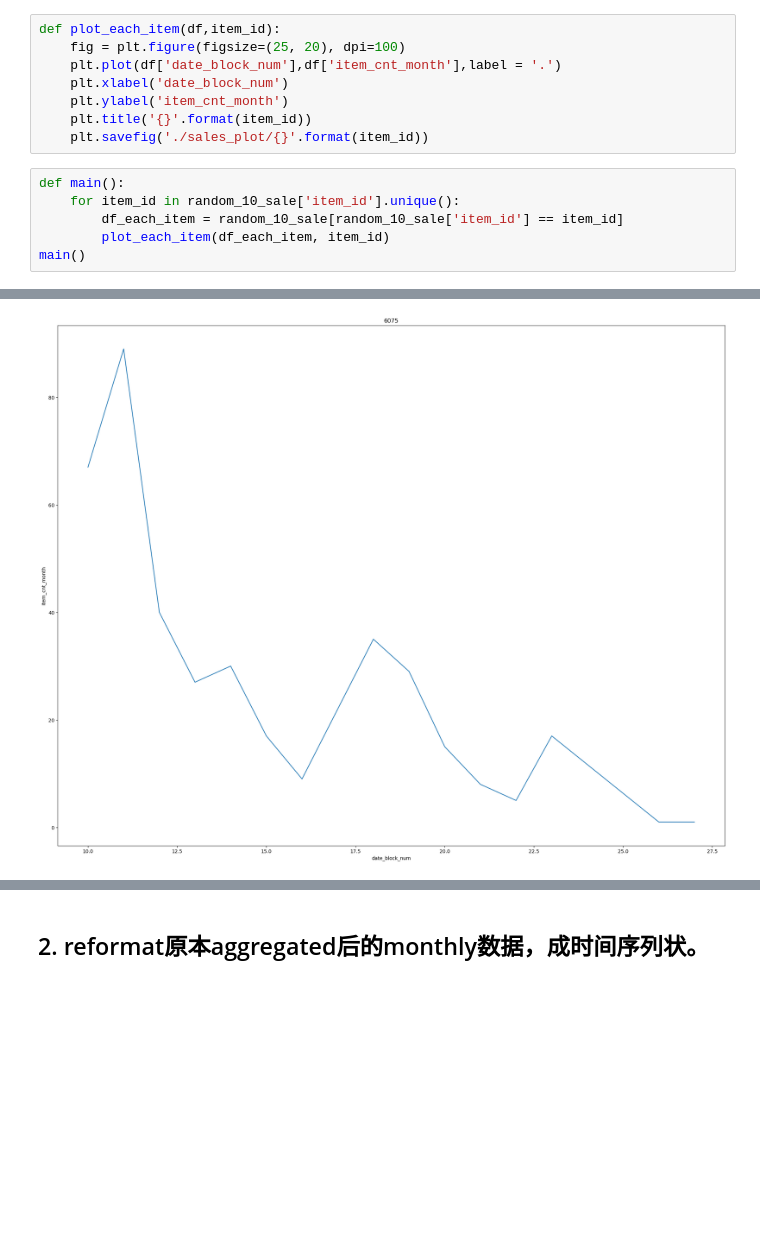
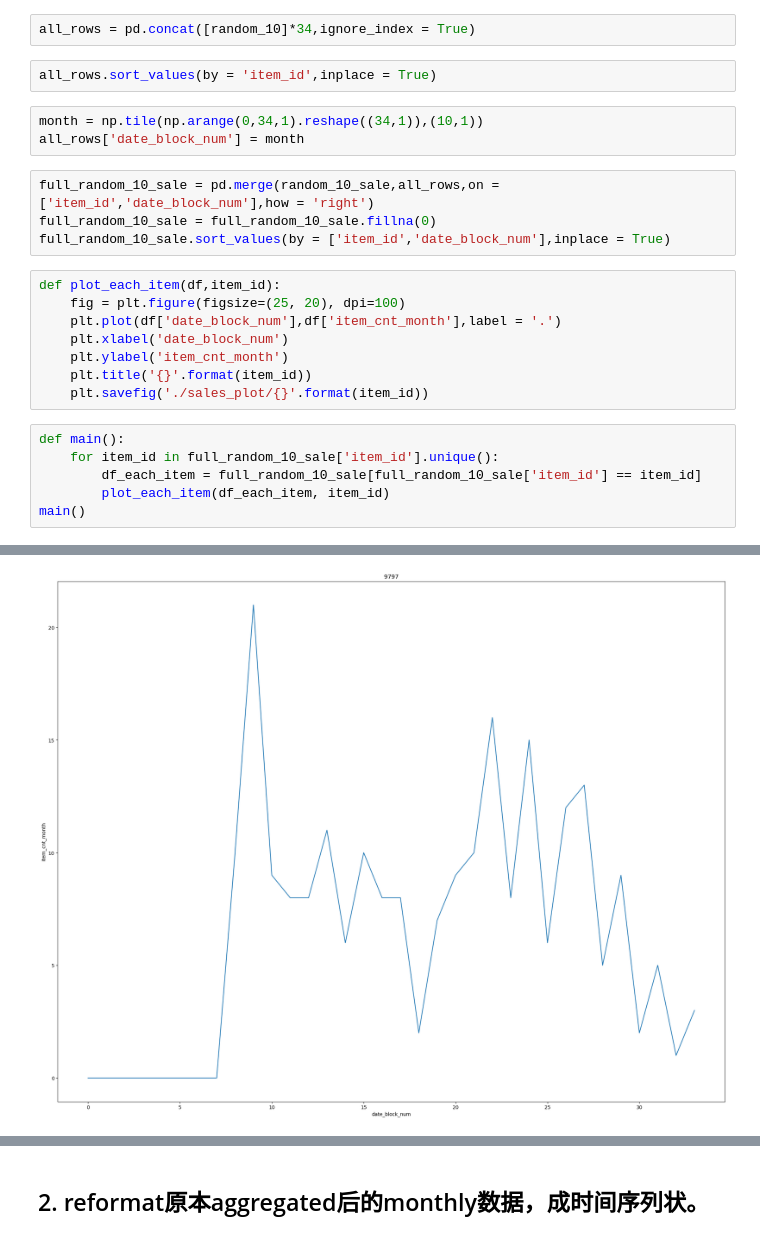
Before and after one commit to Zhang-Zhi-ZZ/Predict-Future-Sales, a Jupyter notebook: Predict_Future_Sales .ipynb, the cells around one changed output, grey strips where cells are left out. Saved outputs shown, nothing was run; the diff lists cells and outputs as text; blank space fills up the shorter version.

```diff
--- a/Predict_Future_Sales .ipynb
+++ b/Predict_Future_Sales .ipynb
@@ -405,3 +407,14 @@ random_10_sale
+# %%
+all_rows = pd.concat([random_10]*34,ignore_index = True)
+# %%
+all_rows.sort_values(by = 'item_id',inplace = True)
+# %%
+month = np.tile(np.arange(0,34,1).reshape((34,1)),(10,1))
+all_rows['date_block_num'] = month
+# %%
+full_random_10_sale = pd.merge(random_10_sale,all_rows,on = ['item_id','date_block_num'],how = 'right')
+full_random_10_sale = full_random_10_sale.fillna(0)
+full_random_10_sale.sort_values(by = ['item_id','date_block_num'],inplace = True)
 # %%
 def plot_each_item(df,item_id):
     fig = plt.figure(figsize=(25, 20), dpi=100)
@@ -412,8 +425,8 @@ def plot_each_item(df,item_id):
     plt.savefig('./sales_plot/{}'.format(item_id))
 # %%
 def main():
-    for item_id in random_10_sale['item_id'].unique():
-        df_each_item = random_10_sale[random_10_sale['item_id'] == item_id]
+    for item_id in full_random_10_sale['item_id'].unique():
+        df_each_item = full_random_10_sale[full_random_10_sale['item_id'] == item_id]
         plot_each_item(df_each_item, item_id)
 main()
 # %% [output]
@@ -425 +438 @@ main()
-[figure, old version]
+[figure, new version]
```
Also changed, not shown: parts of 31 cells of this notebook, 31 other files.
